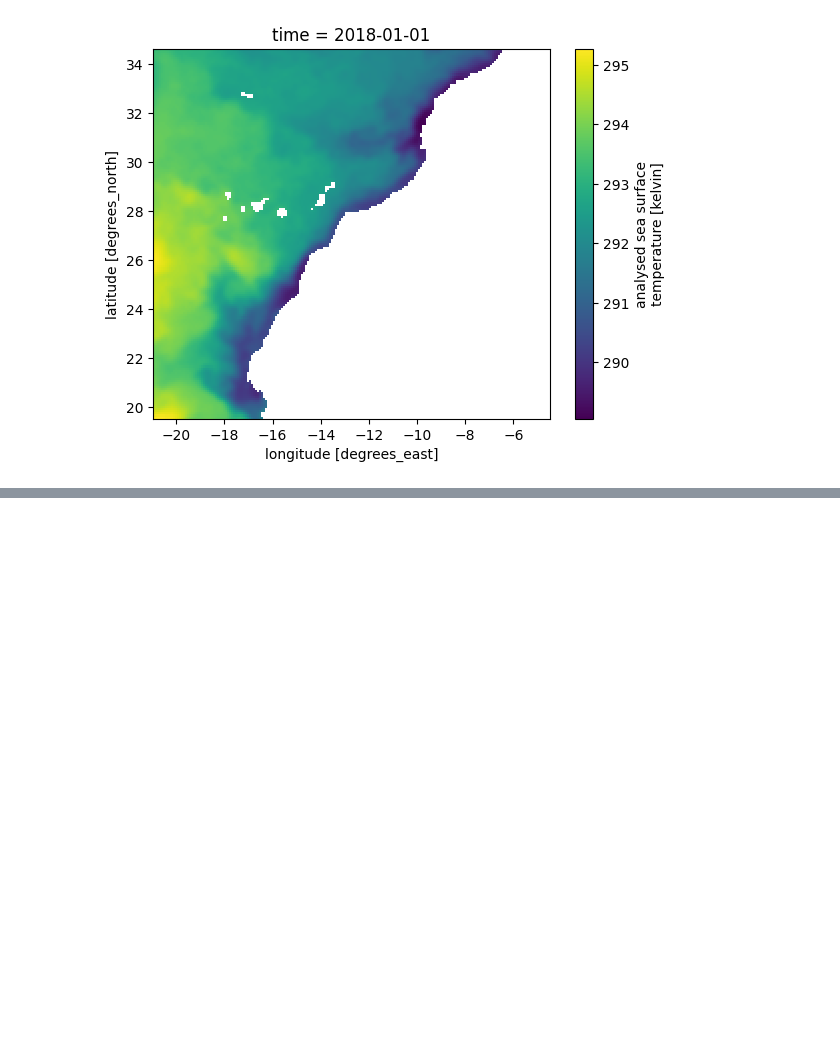
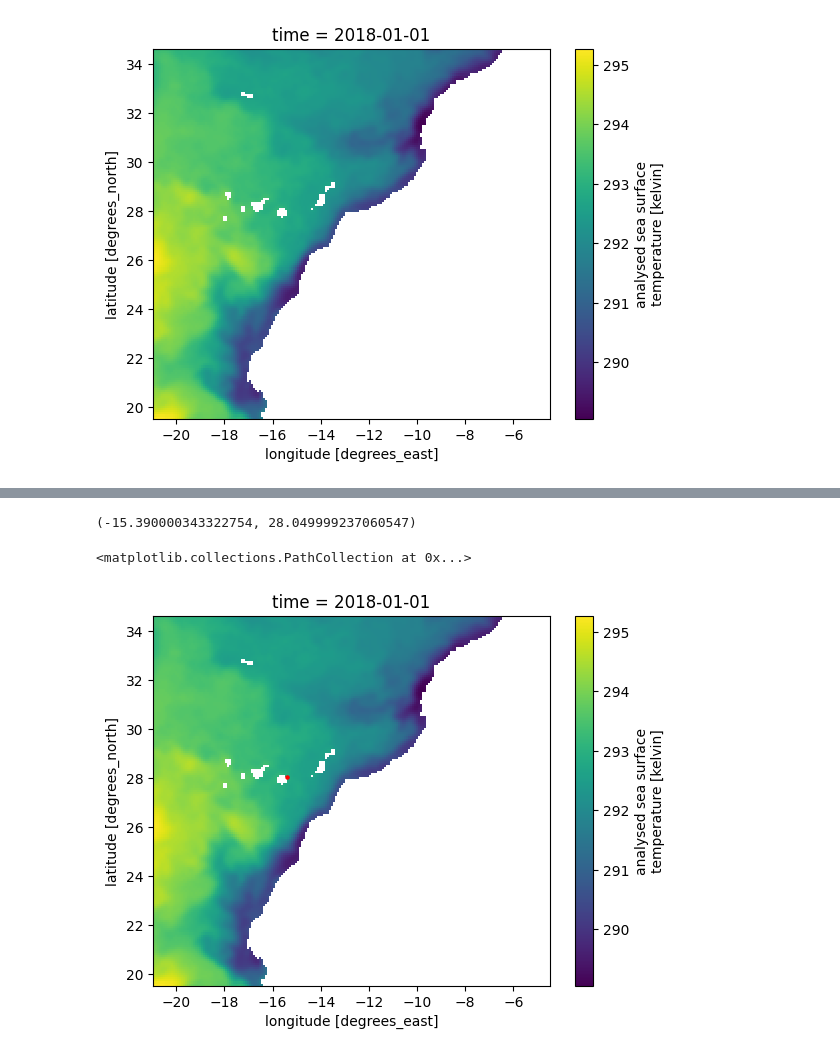
Before and after one commit to gacuervol/PhD_repo, a Jupyter notebook: data/SST_sat_model.ipynb, the cells around one changed output, grey strips where cells are left out. Saved outputs shown, nothing was run; the diff lists cells and outputs as text; code cells hidden in the pictures; blank space fills up the shorter version.

```diff
--- a/data/SST_sat_model.ipynb
+++ b/data/SST_sat_model.ipynb
@@ -142,0 +184,3 @@ SST_SAT_resized.to_netcdf("C:\\Users\\gcuervo\\OneDrive - Universidad de Las Pal
+# %%
+data_buoy_nc = xr.open_dataset(buoy_dir + "IR_TS_MO_LasPalmas-coast-buoy.nc")['TEMP']
+data_buoy_nc
@@ -142,0 +207,3 @@ SST_SAT_resized.to_netcdf("C:\\Users\\gcuervo\\OneDrive - Universidad de Las Pal
+# %%
+coords_buoy_dict = {key: data_buoy_nc[key].data for key in data_buoy_nc.coords}
+coords_buoy_dict
@@ -142,0 +224,12 @@ SST_SAT_resized.to_netcdf("C:\\Users\\gcuervo\\OneDrive - Universidad de Las Pal
+# %%
+lon_buoy, lat_buoy = coords_buoy_dict['LONGITUDE'].item(), coords_buoy_dict['LATITUDE'].item()
+lon_buoy, lat_buoy
+# %% [output]
+(-15.390000343322754, 28.049999237060547)
+# %%
+# Plot the point on the specified coordinates
+SST_SAT_resized["analysed_sst"].isel(time=0).plot()
+plt.scatter(lon_buoy, lat_buoy, color='red', label='Point', s=5)
+# %% [output]
+<matplotlib.collections.PathCollection at 0x...>
+[figure, added]
```
Also changed, not shown: parts of 17 cells of this notebook.
